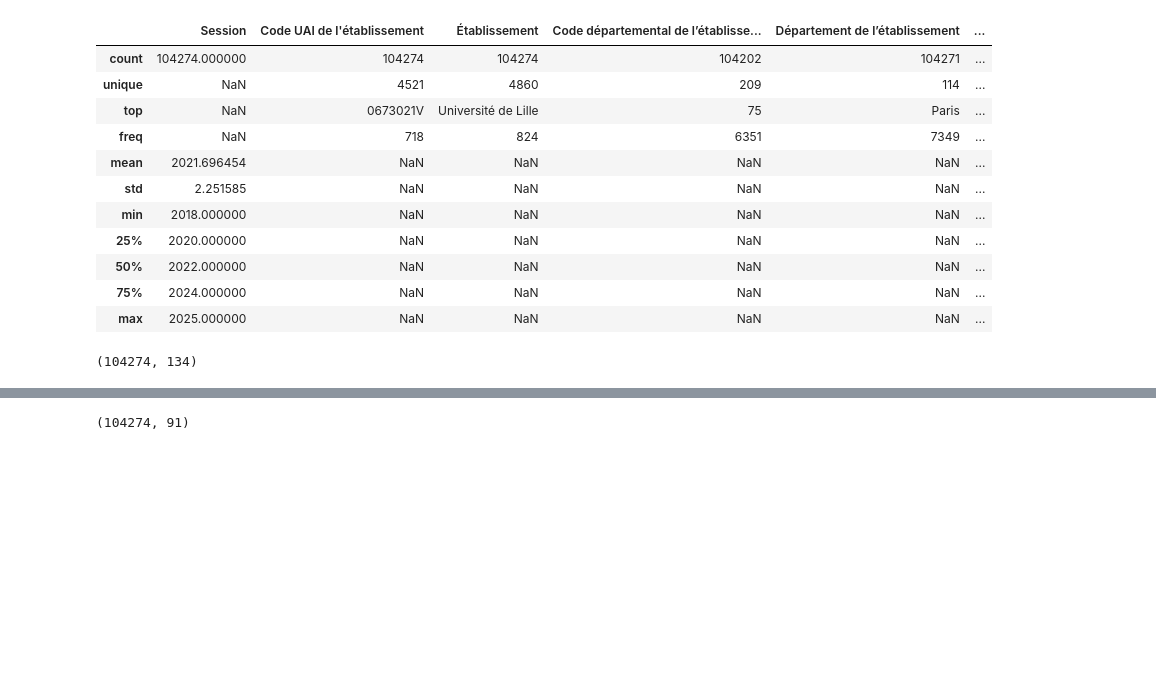
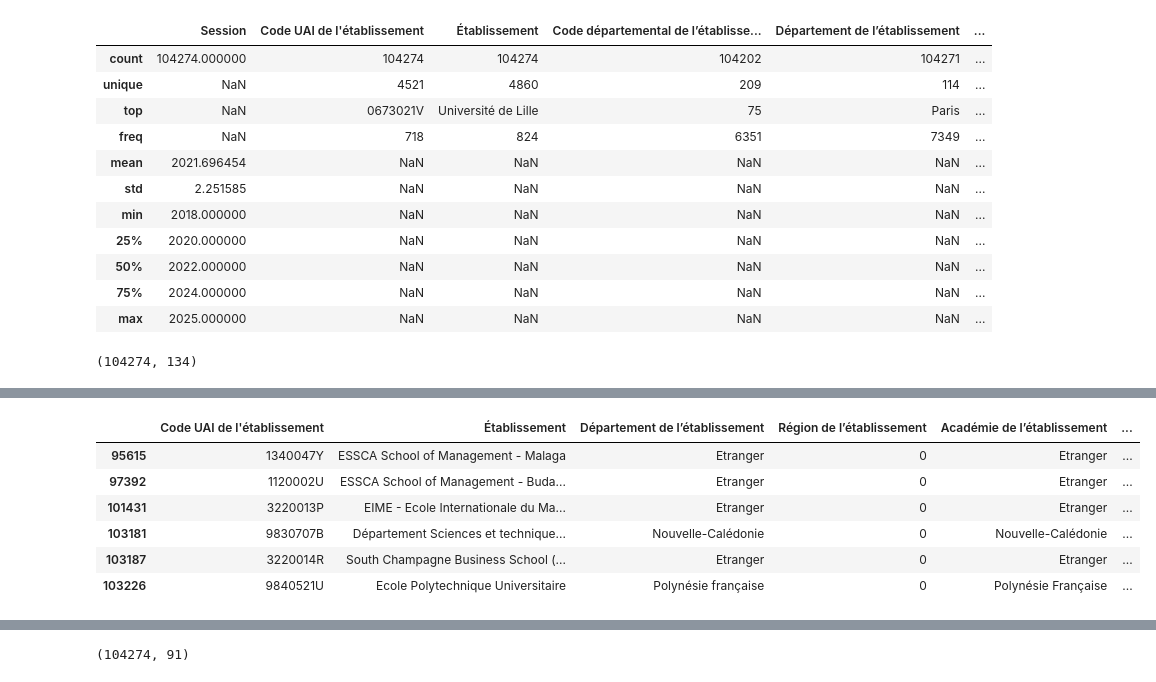
Before and after one commit to laura-lucchini/Analyse-Parcoursup, a Jupyter notebook: projet_parcoursup.ipynb, the cells around one changed output, grey strips where cells are left out. Drawn from its saved outputs; the diff is of its cells as text; code cells hidden in the pictures; blank space fills up the shorter version.

```diff
--- a/projet_parcoursup.ipynb
+++ b/projet_parcoursup.ipynb
@@ -356,0 +127,19 @@ voeux = voeux[col_a_garder]
+# %%
+col_dim_etablissements=[
+    "Code UAI de l'établissement",
+    'Établissement',
+    'Département de l’établissement',
+    'Région de l’établissement',
+    'Académie de l’établissement',
+    'Coordonnées GPS de la formation',
+    'Statut de l’établissement de la filière de formation (public, privé…)',
+    'Commune de l’établissement'
+    ]
+
+#création de la table établissements:
+
+dim_etablissements = voeux[col_dim_etablissements]
+
+dim_etablissements = dim_etablissements.drop_duplicates(subset="Code UAI de l'établissement")
+
+len(dim_etablissements)
@@ -356,0 +172,10 @@ voeux = voeux[col_a_garder]
+# %%
+dim_etablissements[dim_etablissements["Région de l’établissement"] == 0]
+# %% [output]
+|  | Code UAI de l'établissement | Établissement | Département de l’établissement | Région de l’établissement | Académie de l’établissement | ... |
+| 95615 | 1340047Y | ESSCA School of Management - Malaga | Etranger | 0 | Etranger | ... |
+| 97392 | 1120002U | ESSCA School of Management - Buda... | Etranger | 0 | Etranger | ... |
+| 101431 | 3220013P | EIME - Ecole Internationale du Ma... | Etranger | 0 | Etranger | ... |
+| 103181 | 9830707B | Département Sciences et technique... | Nouvelle-Calédonie | 0 | Nouvelle-Calédonie | ... |
+| 103187 | 3220014R | South Champagne Business School (... | Etranger | 0 | Etranger | ... |
+| 103226 | 9840521U | Ecole Polytechnique Universitaire | Polynésie française | 0 | Polynésie Française | ... |
```
Also changed, not shown: parts of 39 cells of this notebook, 6 other files.
